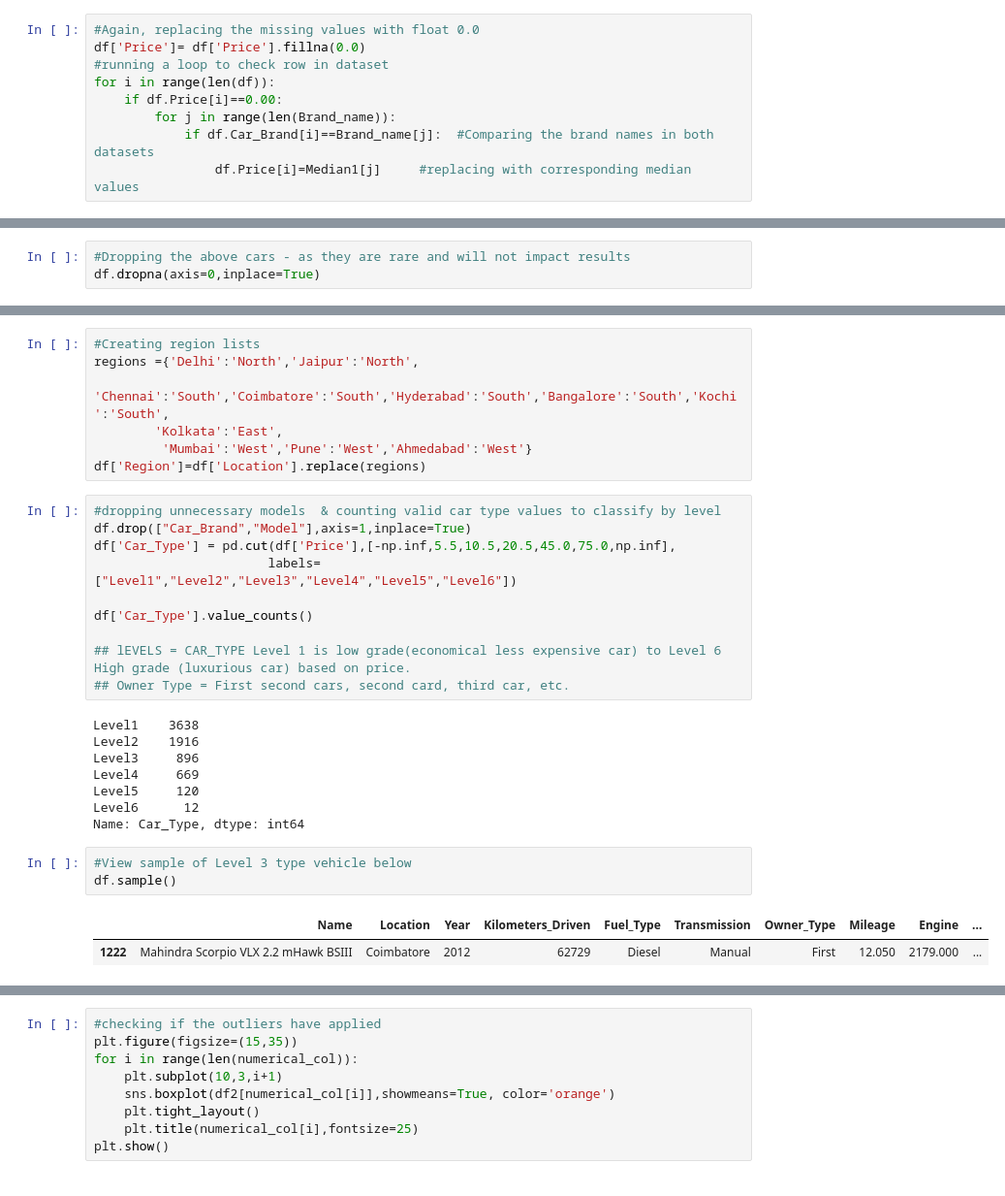
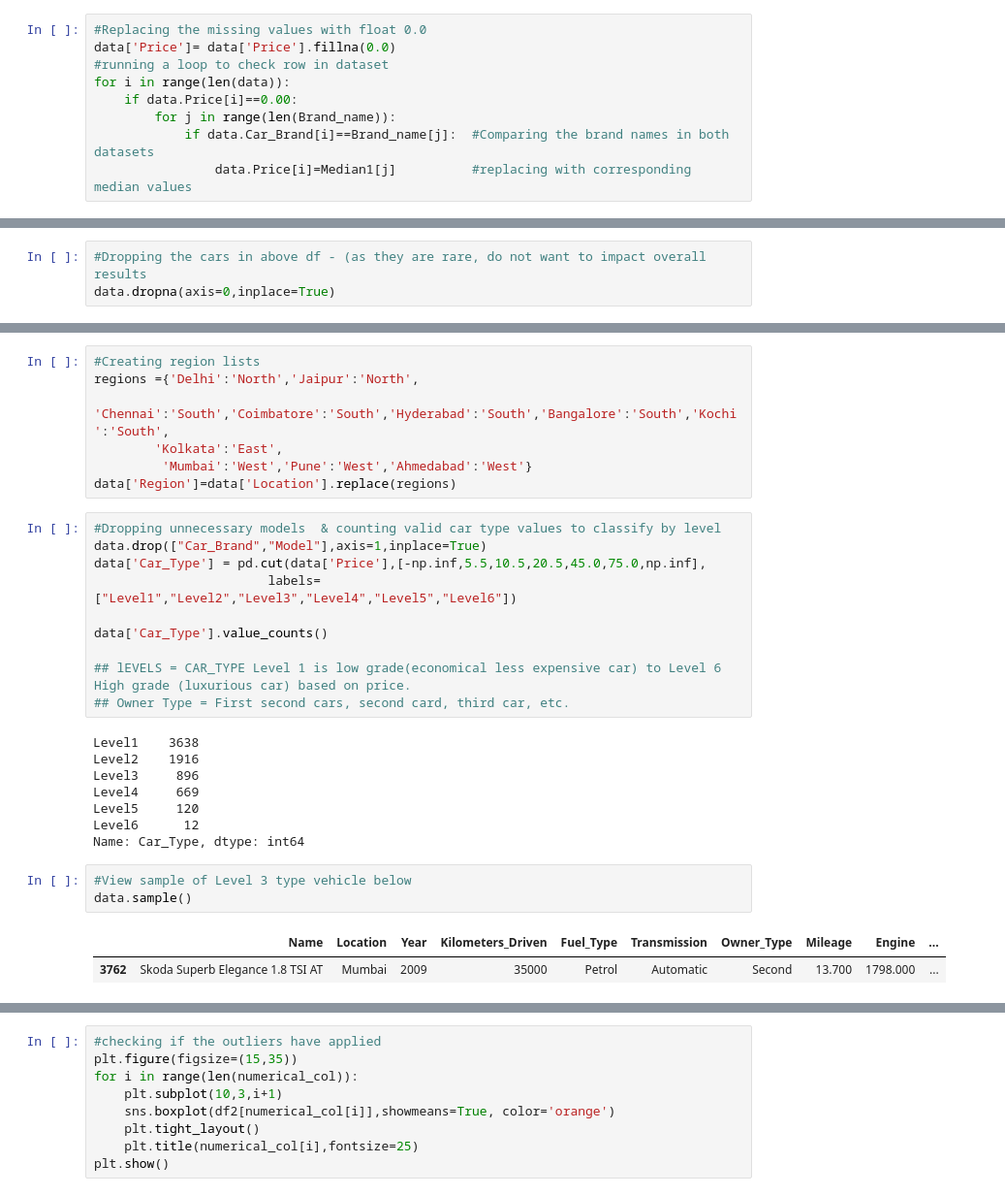
Before and after one commit to githosted/CAPSTONE, a Jupyter notebook: UsedCars.ipynb, the cells around one changed output, grey strips where cells are left out. Shown at 97% size. Saved outputs shown, nothing was run; the diff lists cells and outputs as text.

```diff
--- a/UsedCars.ipynb
+++ b/UsedCars.ipynb
@@ -257,12 +251,12 @@ df[df['Price'].isna()]
 | 7236 | Hyundai Elite i20 Magna Plus | Kochi | 2018 | 23955 | Petrol | Manual | First | 18.60 | 1197.0 | ... |
 178 rows × 14 columns
 # %%
-#Again, replacing the missing values with float 0.0
-df['Price']= df['Price'].fillna(0.0)
+#Replacing the missing values with float 0.0
+data['Price']= data['Price'].fillna(0.0)
 #running a loop to check row in dataset
-for i in range(len(df)):
-    if df.Price[i]==0.00:
+for i in range(len(data)):
+    if data.Price[i]==0.00:
         for j in range(len(Brand_name)):
-            if df.Car_Brand[i]==Brand_name[j]:  #Comparing the brand names in both datasets
-                df.Price[i]=Median1[j]     #replacing with corresponding median values
+            if data.Car_Brand[i]==Brand_name[j]:  #Comparing the brand names in both datasets
+                data.Price[i]=Median1[j]          #replacing with corresponding median values
 # %%
@@ -273,7 +267,7 @@ df[df['Price'].isna()]
 | 6216 | Hindustan Motors Contessa 2.0 DSL | Pune | 1996 | 65000 | Diesel | Manual | Second | 14.1 | 1995.0 | ... |
 | 7067 | OpelCorsa 1.4Gsi | Hyderabad | 2005 | 50000 | Petrol | Manual | Second | 14.2 | 1389.0 | ... |
 # %%
-#Dropping the above cars - as they are rare and will not impact results
-df.dropna(axis=0,inplace=True)
+#Dropping the cars in above df - (as they are rare, do not want to impact overall results
+data.dropna(axis=0,inplace=True)
 # %%
 #checking the shape
@@ -343,14 +362,14 @@ regions ={'Delhi':'North','Jaipur':'North',
           'Chennai':'South','Coimbatore':'South','Hyderabad':'South','Bangalore':'South','Kochi':'South',
         'Kolkata':'East',
          'Mumbai':'West','Pune':'West','Ahmedabad':'West'}
-df['Region']=df['Location'].replace(regions)
+data['Region']=data['Location'].replace(regions)
 # %%
-#dropping unnecessary models  & counting valid car type values to classify by level
-df.drop(["Car_Brand","Model"],axis=1,inplace=True)
-df['Car_Type'] = pd.cut(df['Price'],[-np.inf,5.5,10.5,20.5,45.0,75.0,np.inf],
+#Dropping unnecessary models  & counting valid car type values to classify by level
+data.drop(["Car_Brand","Model"],axis=1,inplace=True)
+data['Car_Type'] = pd.cut(data['Price'],[-np.inf,5.5,10.5,20.5,45.0,75.0,np.inf],
                        labels=["Level1","Level2","Level3","Level4","Level5","Level6"])
 
-df['Car_Type'].value_counts()
+data['Car_Type'].value_counts()
 
 ## lEVELS = CAR_TYPE Level 1 is low grade(economical less expensive car) to Level 6 High grade (luxurious car) based on price.
 ## Owner Type = First second cars, second card, third car, etc.
@@ -364,7 +383,7 @@ Level6      12
 Name: Car_Type, dtype: int64
 # %%
 #View sample of Level 3 type vehicle below
-df.sample()
+data.sample()
 # %% [output]
 |  | Name | Location | Year | Kilometers_Driven | Fuel_Type | Transmission | Owner_Type | Mileage | Engine | ... |
-| 1222 | Mahindra Scorpio VLX 2.2 mHawk BSIII | Coimbatore | 2012 | 62729 | Diesel | Manual | First | 12.050 | 2179.000 | ... |
+| 3762 | Skoda Superb Elegance 1.8 TSI AT | Mumbai | 2009 | 35000 | Petrol | Automatic | Second | 13.700 | 1798.000 | ... |
```
Also changed, not shown: parts of 72 cells of this notebook, 4 other files.
